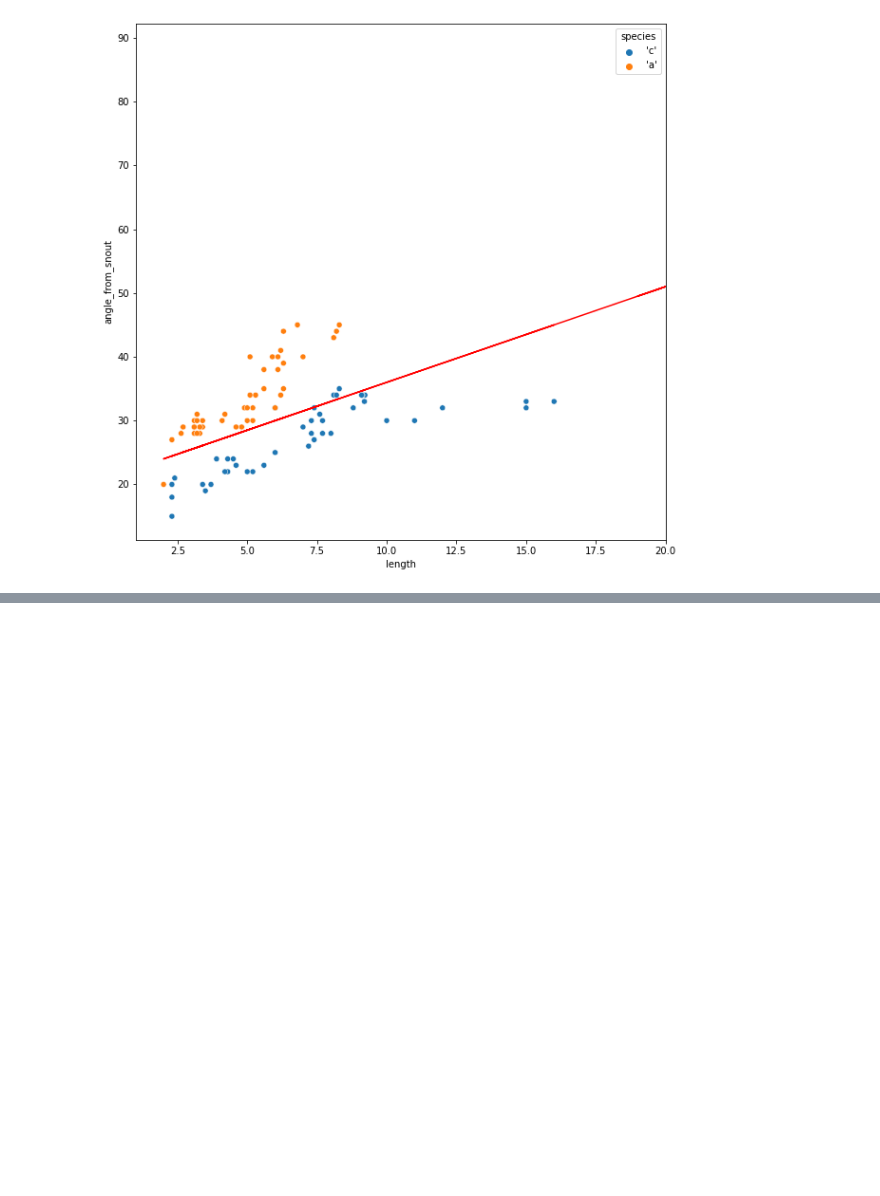
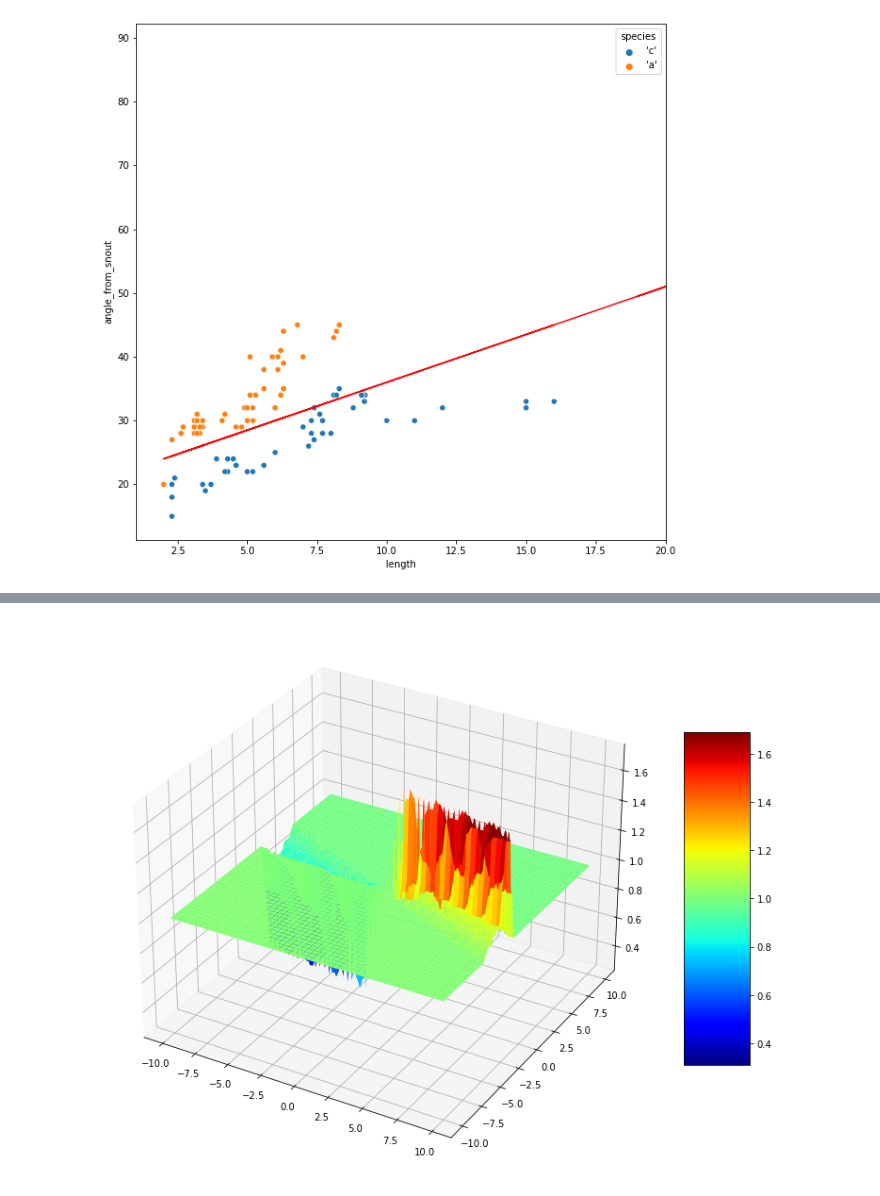
Before and after one commit to amadeovezz/data-sci, a Jupyter notebook: ml/tutorials/classification/dicriminative/binary.ipynb, the cells around one changed output, grey strips where cells are left out. Saved outputs shown, nothing was run; the diff lists cells and outputs as text; code cells hidden in the pictures; blank space fills up the shorter version.

Commit message:
finish writing on evaluating models and brief gradient explanation

```diff
--- a/ml/tutorials/classification/dicriminative/binary.ipynb
+++ b/ml/tutorials/classification/dicriminative/binary.ipynb
@@ -155,0 +231,22 @@ a vector that is 180 degrees away from a normal vector and with a very large mag
+# %%
+from mpl_toolkits.mplot3d import Axes3D
+from matplotlib import cm
+
+potential_theta_1_values =  np.arange(-10.0, 10.0, .1)
+potential_theta_2_values = np.arange(-10.0, 10.0, .1)
+
+def loss(t_1: float, t_2: float) -> float:
+    model = models.BinaryClassifier(theta=np.array([t_1,t_2]))
+    return validate.avg_loss(model, training_data, labels)
+loss_f = np.vectorize(loss)
+
+X, Y = np.meshgrid(potential_theta_1_values, potential_theta_2_values)
+Z = np.array(loss_f(X,Y))
+
+fig = plt.figure(figsize=(13,13))
+ax = fig.add_subplot(111, projection='3d')
+surf = ax.plot_surface(X,Y,Z, cmap=cm.jet, linewidth=0.1)
+fig.colorbar(surf, shrink=0.5, aspect=5)
+plt.show()
+# %% [output]
+[figure, added]
```
Also changed, not shown: parts of 6 cells of this notebook.
